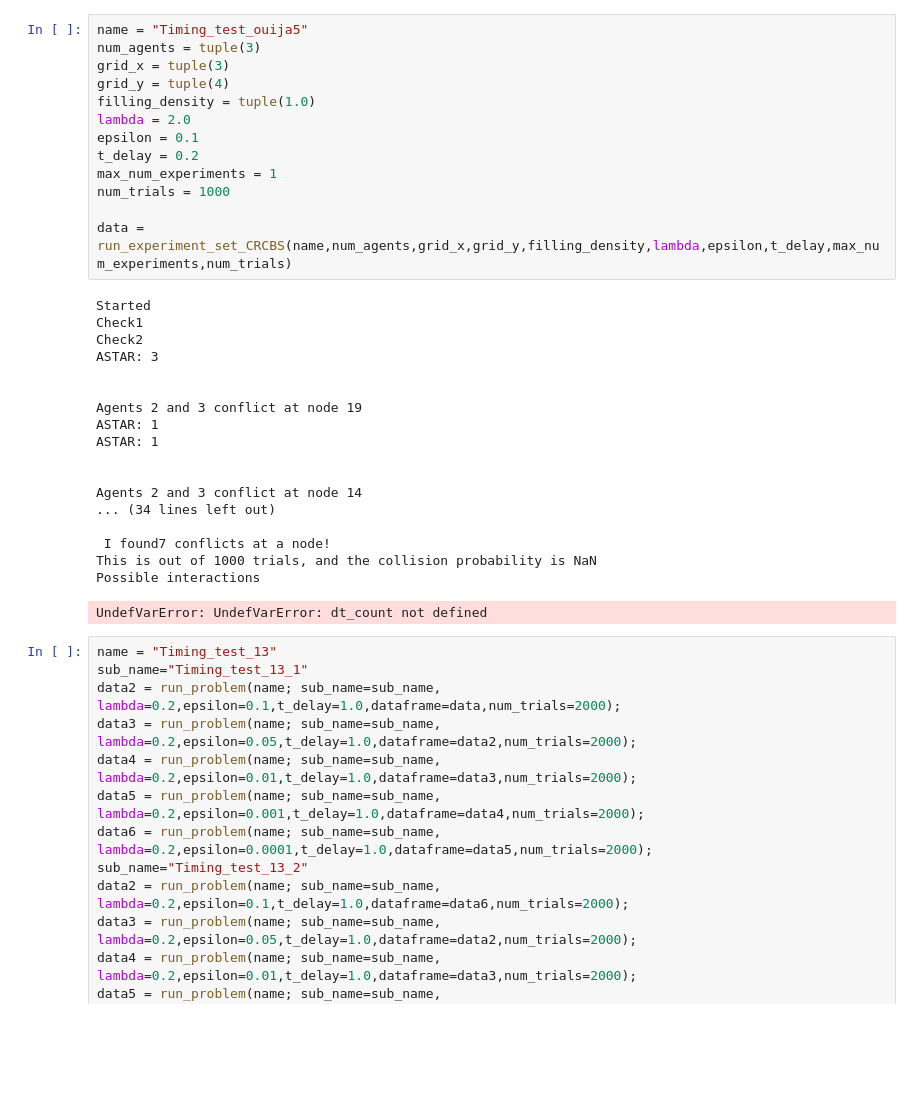
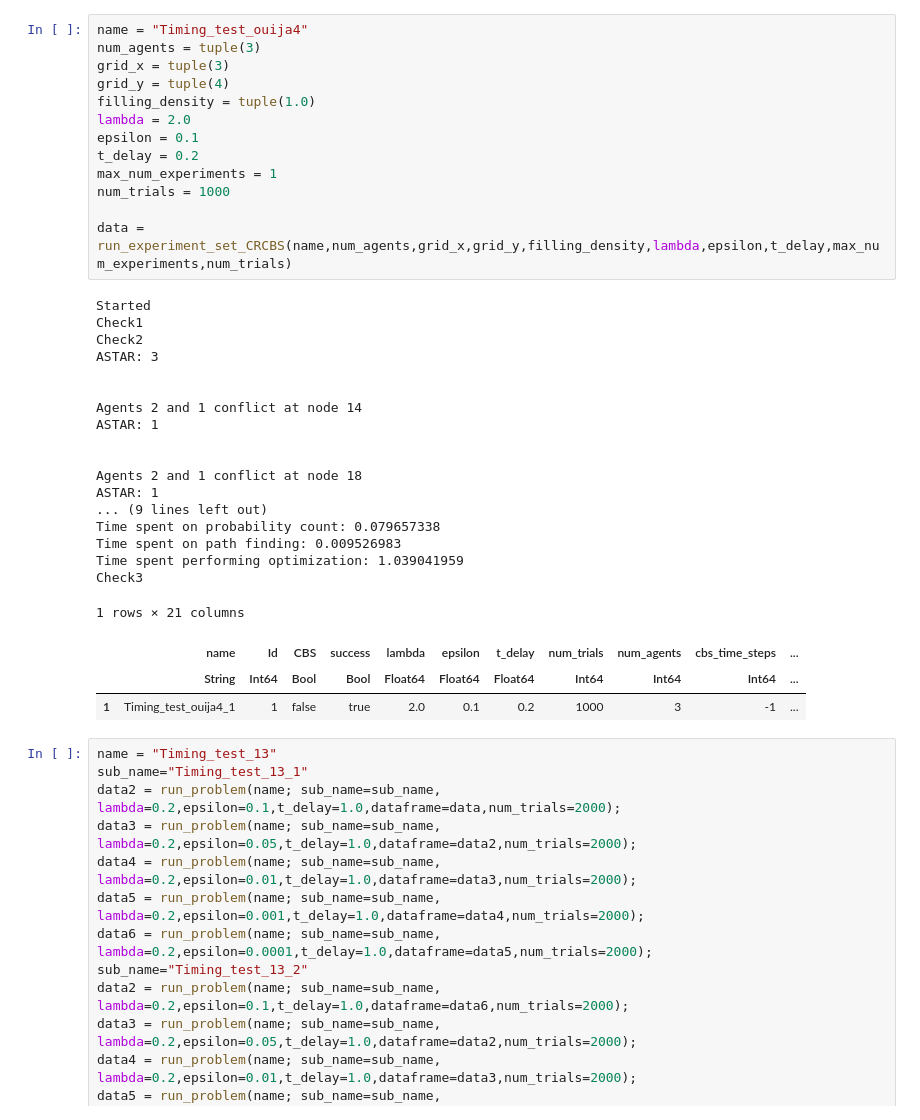
Before and after one commit to sisl/CRCBS.jl, a Jupyter notebook: experiments/2_Run.ipynb, the cells around one changed output. Saved outputs shown, nothing was run; the diff lists cells and outputs as text; blank space fills up the shorter version.

Commit message:
more ouijabot experiments

```diff
--- a/experiments/2_Run.ipynb
+++ b/experiments/2_Run.ipynb
@@ -6,35 +23,38 @@ using CSV
 # %%
-name = "Timing_test_ouija5"
+name = "Timing_test_ouija4"
 num_agents = tuple(3)
 grid_x = tuple(3)
 grid_y = tuple(4)
 filling_density = tuple(1.0)
 lambda = 2.0
 epsilon = 0.1
 t_delay = 0.2
 max_num_experiments = 1
 num_trials = 1000
 
 data = run_experiment_set_CRCBS(name,num_agents,grid_x,grid_y,filling_density,lambda,epsilon,t_delay,max_num_experiments,num_trials)
 # %% [output]
 Started
 Check1
 Check2
 ASTAR: 3
 
 
-Agents 2 and 3 conflict at node 19
-ASTAR: 1
+Agents 2 and 1 conflict at node 14
 ASTAR: 1
 
 
-Agents 2 and 3 conflict at node 14
-... (34 lines left out)
-
- I found7 conflicts at a node!
-This is out of 1000 trials, and the collision probability is NaN
-Possible interactions
+Agents 2 and 1 conflict at node 18
+ASTAR: 1
+... (9 lines left out)
+Time spent on probability count: 0.079657338
+Time spent on path finding: 0.009526983
+Time spent performing optimization: 1.039041959
+Check3
-UndefVarError: UndefVarError: dt_count not defined
+1 rows × 21 columns
+|  | name | Id | CBS | success | lambda | epsilon | t_delay | num_trials | num_agents | cbs_time_steps | ... |
+|  | String | Int64 | Bool | Bool | Float64 | Float64 | Float64 | Int64 | Int64 | Int64 | ... |
+| 1 | Timing_test_ouija4_1 | 1 | false | true | 2.0 | 0.1 | 0.2 | 1000 | 3 | -1 | ... |
 # %%
 name = "Timing_test_13"
 sub_name="Timing_test_13_1"
```
Also changed, not shown: parts of 1 cell of this notebook, 8 other files.
